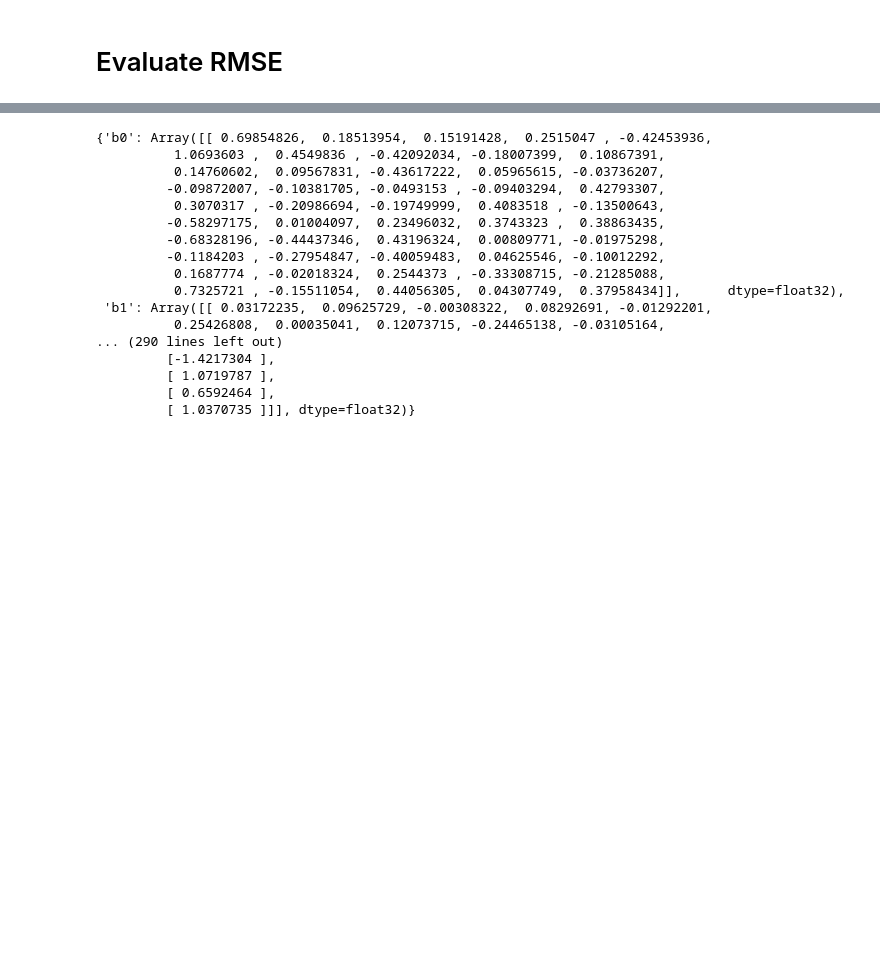
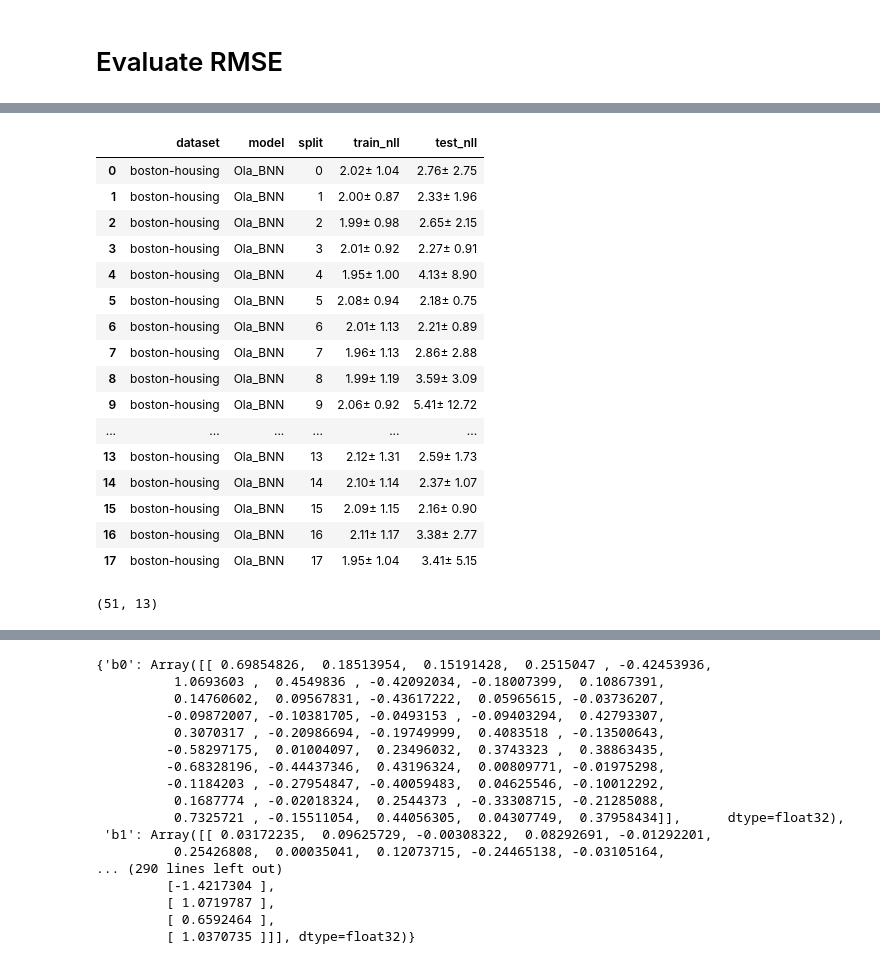
Before and after one commit to Snailed/thesis-code, a Jupyter notebook: notebooks/plot_map.ipynb, the cells around one changed output, grey strips where cells are left out. Drawn from its saved outputs; the diff is of its cells as text; code cells hidden in the pictures; blank space fills up the shorter version.

```diff
--- a/notebooks/plot_map.ipynb
+++ b/notebooks/plot_map.ipynb
@@ -105,0 +202,56 @@ model <function UCI_BNN_2_50 at 0x...>
+# %%
+from bnns.rasmus_bnn import LATENT
+
+table = [{"dataset": x["dataset"], "model": x["model"], "split": x["split"]} for x in models]
+model_key = random.PRNGKey(10)
+for row, d in zip(models, table):
+
+    model = bnns.model_configs.__dict__[d["model"]]
+    print("model", model)
+
+    dataset = UCIDataset(d["dataset"])
+    splits = load_standard_splits(True)[d["dataset"]]
+    #svi_result: SVIRunResult = row["svi_result"]
+    #params = svi_result.params
+    #guide = AutoDelta(model)
+    params = row["params"]
+    guide = row["guide"]
+
+    train_split = splits[d["split"]]["tr"]
+    test_split = splits[d["split"]]["te"]
+    X = dataset.normalize_X(dataset.data[:, :-1], splits[d["split"]])
+    y = dataset.data[:,-1]
+    train_X = X[train_split]
+    train_y = y[train_split].flatten()
+    test_X = X[test_split]
+    test_y = y[test_split].flatten()
+
+    mean  = train_X.mean(0)
+    assert np.allclose(mean, 0, atol=1e-5)
+    std = train_X.std(0)
+    assert np.allclose(std, 1, atol=1e-5)
+    assert np.allclose(test_X.mean(0), 0, atol=1), f"Mean: {test_X.mean(0)}"
+    assert np.allclose(test_X.std(0), 1, atol=3), f"Std: {test_X.std(0)}"
+    train_mean = dataset.data[:, :-1][train_split].mean(0)
+    train_std = dataset.data[:, :-1][train_split].std(0)
+    assert np.allclose(test_X * train_std + train_mean, dataset.data[:, :-1][test_split], atol=1e-3)
+
+    model_key, model_key_ = random.split(model_key)
+    # predictive = Predictive(model, guide=guide, params=params, num_samples=500, return_sites=["y", "y_loc"])
+    # predicted_ys = predictive(model_key, X=test_X, y=None, D_Y=1)["y_loc"]
+    # rmse = jnp.sqrt(((test_y - predicted_ys)**2).mean())
+    # d["rmse"] = rmse.mean()
+
+    # posterior_predictive = Predictive(guide, params=params, num_samples=1, batch_ndims=0)
+    # posterior_samples = posterior_predictive(model_key, X=train_X, y=train_y, D_Y=1)
+    model_key, model_key_ = random.split(model_key)
+    #guide = AutoDelta(model)
+    with jax.checking_leaks():
+        posterior_sampler = Predictive(model, guide=guide, params=params, num_samples=500, return_sites=LATENT)
+        posterior_samples = posterior_sampler(model_key_, X=train_X, y=train_y, D_Y=1)
+        train_lls = -log_likelihood(model, posterior_samples, X=train_X, y=train_y, D_Y=1, batch_ndims=1)["y"]
+    test_lls = -log_likelihood(model, posterior_samples, X=test_X, y=test_y, D_Y=1, batch_ndims=1)["y"]
+    d["train_nll"] = f"{train_lls.mean() : .2f}±{train_lls.std() : .2f}"
+    d["test_nll"] = f"{test_lls.mean() : .2f}±{test_lls.std() : .2f}"
+pd.DataFrame(table)
+# %% [output]
@@ -106,3 +276,24 @@ model <function UCI_BNN_2_50 at 0x...>
+|  | dataset | model | split | train_nll | test_nll |
+| 0 | boston-housing | Ola_BNN | 0 | 2.02± 1.04 | 2.76± 2.75 |
+| 1 | boston-housing | Ola_BNN | 1 | 2.00± 0.87 | 2.33± 1.96 |
+| 2 | boston-housing | Ola_BNN | 2 | 1.99± 0.98 | 2.65± 2.15 |
+| 3 | boston-housing | Ola_BNN | 3 | 2.01± 0.92 | 2.27± 0.91 |
+| 4 | boston-housing | Ola_BNN | 4 | 1.95± 1.00 | 4.13± 8.90 |
+| 5 | boston-housing | Ola_BNN | 5 | 2.08± 0.94 | 2.18± 0.75 |
+| 6 | boston-housing | Ola_BNN | 6 | 2.01± 1.13 | 2.21± 0.89 |
+| 7 | boston-housing | Ola_BNN | 7 | 1.96± 1.13 | 2.86± 2.88 |
+| 8 | boston-housing | Ola_BNN | 8 | 1.99± 1.19 | 3.59± 3.09 |
+| 9 | boston-housing | Ola_BNN | 9 | 2.06± 0.92 | 5.41± 12.72 |
+| ... | ... | ... | ... | ... | ... |
+| 13 | boston-housing | Ola_BNN | 13 | 2.12± 1.31 | 2.59± 1.73 |
+| 14 | boston-housing | Ola_BNN | 14 | 2.10± 1.14 | 2.37± 1.07 |
+| 15 | boston-housing | Ola_BNN | 15 | 2.09± 1.15 | 2.16± 0.90 |
+| 16 | boston-housing | Ola_BNN | 16 | 2.11± 1.17 | 3.38± 2.77 |
+| 17 | boston-housing | Ola_BNN | 17 | 1.95± 1.04 | 3.41± 5.15 |
+# %%
+test_X.shape
+# %% [output]
+(51, 13)
 # %%
 pd.DataFrame(table).groupby(["dataset", "model"]).mean().reset_index()
 # %% [output]
```
Also changed, not shown: parts of 11 cells of this notebook, 9 other files.
